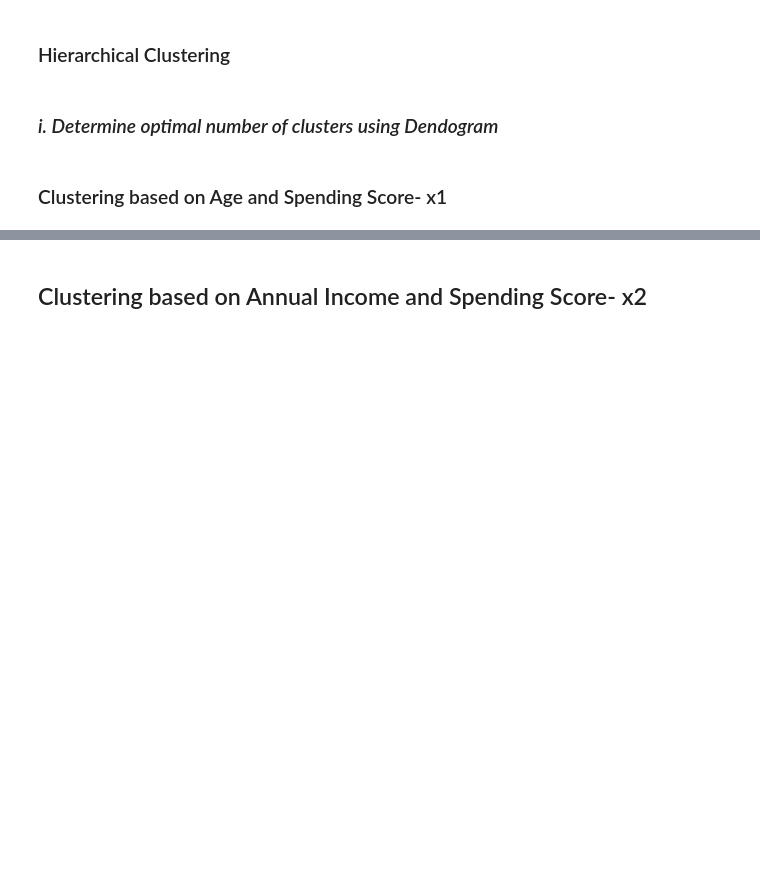
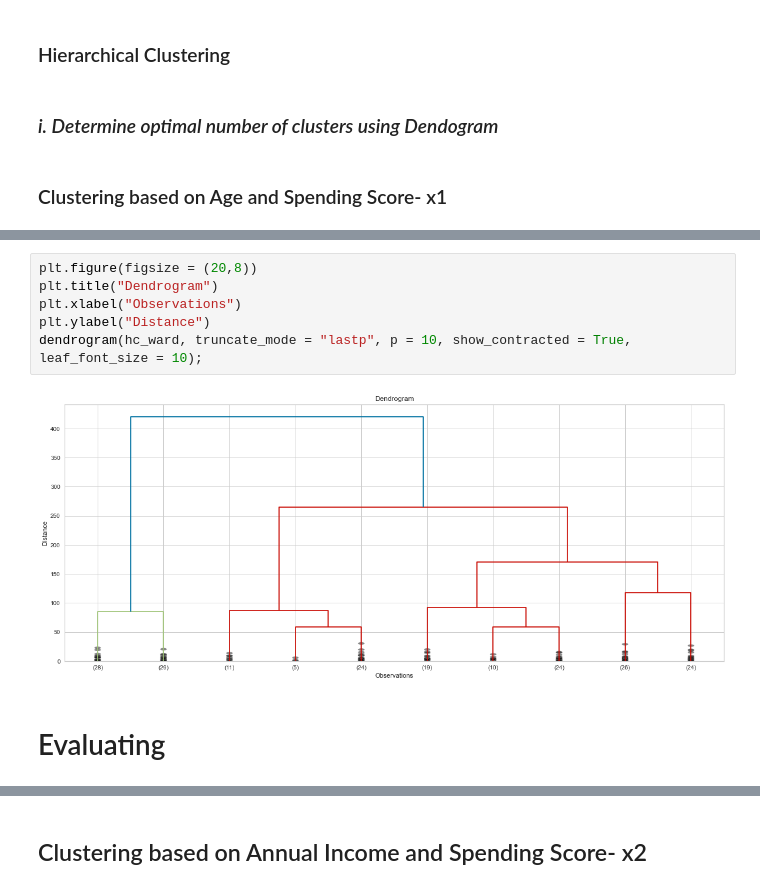
Before and after one commit to deagle6057/MachineLearning, a Jupyter notebook: Project3/Cluestering_Analysis_Customers_Segmentation_Project.ipynb, the cells around one changed output, grey strips where cells are left out. Cells and saved outputs as stored; diff of their text form; blank space fills up the shorter version.

```diff
--- a/Project3/Cluestering_Analysis_Customers_Segmentation_Project.ipynb
+++ b/Project3/Cluestering_Analysis_Customers_Segmentation_Project.ipynb
@@ -353,0 +568,10 @@ plt.show()
+# %%
+plt.figure(figsize = (20,8))
+plt.title("Dendrogram")
+plt.xlabel("Observations")
+plt.ylabel("Distance")
+dendrogram(hc_ward, truncate_mode = "lastp", p = 10, show_contracted = True, leaf_font_size = 10);
+# %% [output]
+[figure, added]
+# %% [markdown]
+# Evaluating
```
Also changed, not shown: parts of 73 cells of this notebook.
